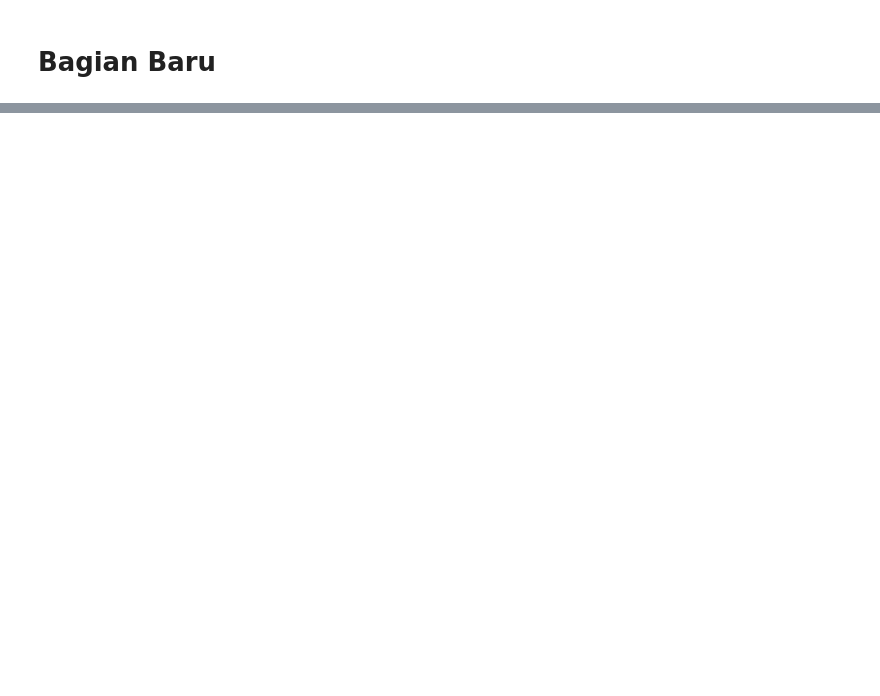
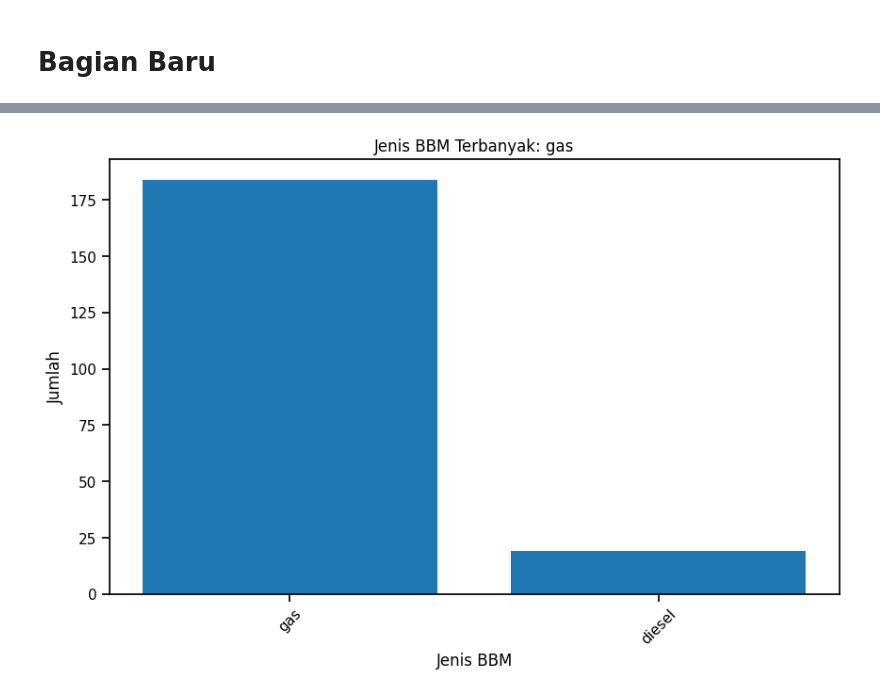
Before and after one commit to rukiahnasutionn/eda_automobile, a Jupyter notebook: EDA Automobile.ipynb, the cells around one changed output, grey strips where cells are left out. Cells and saved outputs as stored; diff of their text form; code cells hidden in the pictures; blank space fills up the shorter version.

```diff
--- a/EDA Automobile.ipynb
+++ b/EDA Automobile.ipynb
@@ -188,18 +427,20 @@ plt.show()
 # %%
 # Menghitung jumlah jenis BBM terbanyak
-jenis_bbm_terbanyak = df[index='fuel-type', columns='aspiration'].value_counts().idxmax()
+jenis_bbm_terbanyak = df['fuel-type'].value_counts().idxmax()
 
 # Menghitung jumlah masing-masing jenis BBM
 jumlah_bbm = df['fuel-type'].value_counts()
 
 # Membuat diagram batang
 plt.figure(figsize=(10, 6))  # Atur ukuran diagram sesuai kebutuhan
 plt.bar(jumlah_bbm.index, jumlah_bbm.values)
 plt.xlabel('Jenis BBM')
 plt.ylabel('Jumlah')
 plt.title(f'Jenis BBM Terbanyak: {jenis_bbm_terbanyak}')
 plt.xticks(rotation=45)
 plt.show()
+# %% [output]
+[figure, added]
 # %%
 sedan_gas_cars= df.loc[(df['fuel-type'] == 'gas') & (df['body-style'] == 'sedan')]
 sedan_gas_counts = sedan_gas_cars['make'].value_counts()
```
Also changed, not shown: parts of 48 cells of this notebook, 1 other file.
